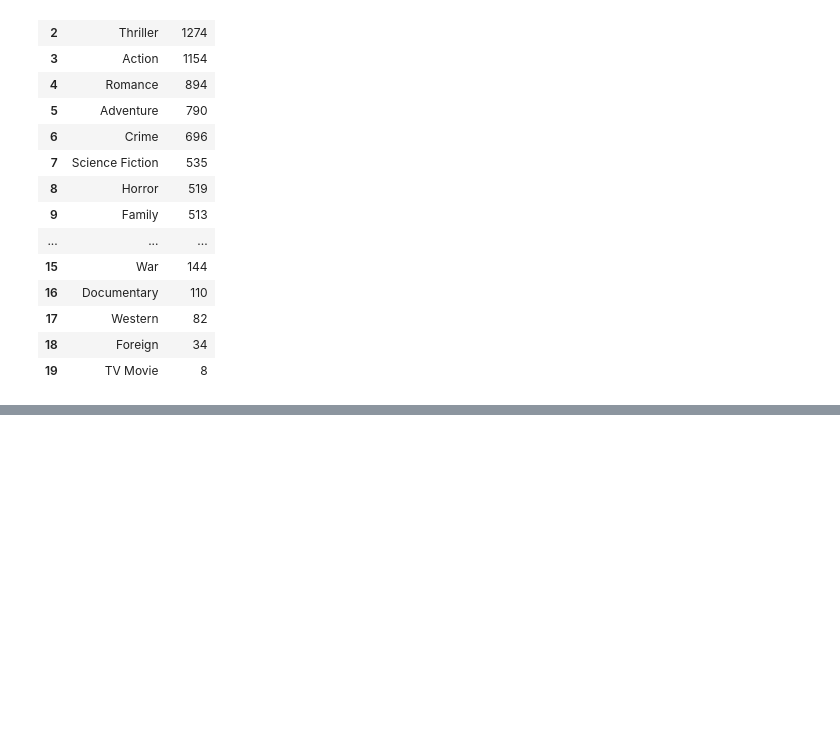
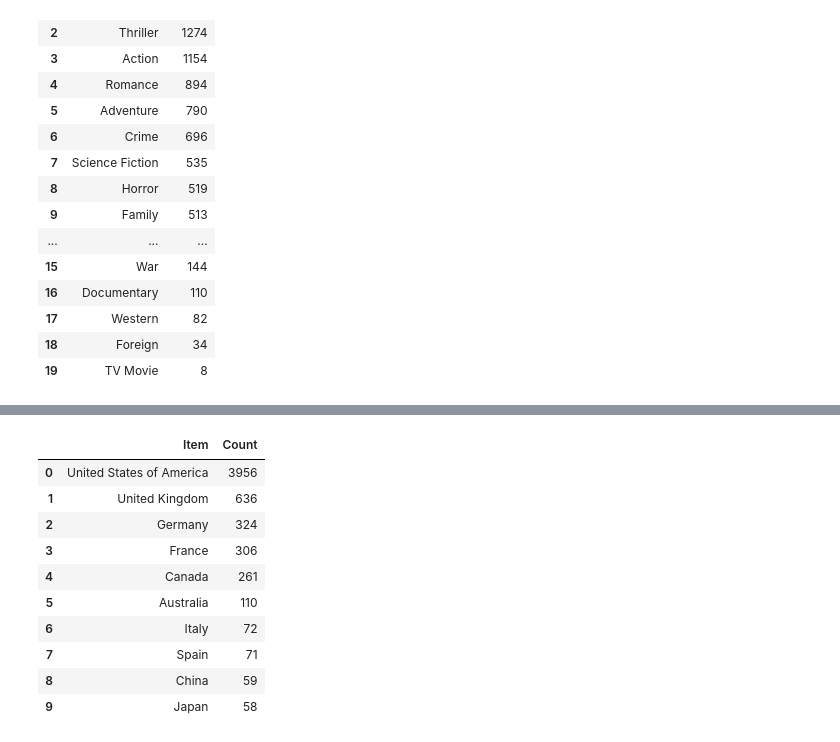
Before and after one commit to gem733/d100project, a Jupyter notebook: eda_cleaning.ipynb, the cells around one changed output, grey strips where cells are left out. Drawn from its saved outputs; the diff is of its cells as text; code cells hidden in the pictures; blank space fills up the shorter version.

```diff
--- a/eda_cleaning.ipynb
+++ b/eda_cleaning.ipynb
@@ -120,0 +146,25 @@ genre_tally.head(25)  # top 20 genres (only 20 genres exist in dataset)
+# %%
+from d100project.preprocessing._extract_name import extract_name
+from d100project.preprocessing._tally_names import tally_names
+
+# load dataset
+df = load_data()
+
+# Extract production_countries names
+df = extract_name(df, "production_countries")
+
+# For production_countries
+genre_tally = tally_names(df, "production_countries_list")
+genre_tally.head(10)  # top 10 production_countries
+# %% [output]
+|  | Item | Count |
+| 0 | United States of America | 3956 |
+| 1 | United Kingdom | 636 |
+| 2 | Germany | 324 |
+| 3 | France | 306 |
+| 4 | Canada | 261 |
+| 5 | Australia | 110 |
+| 6 | Italy | 72 |
+| 7 | Spain | 71 |
+| 8 | China | 59 |
+| 9 | Japan | 58 |
```
Also changed, not shown: parts of 2 cells of this notebook.
